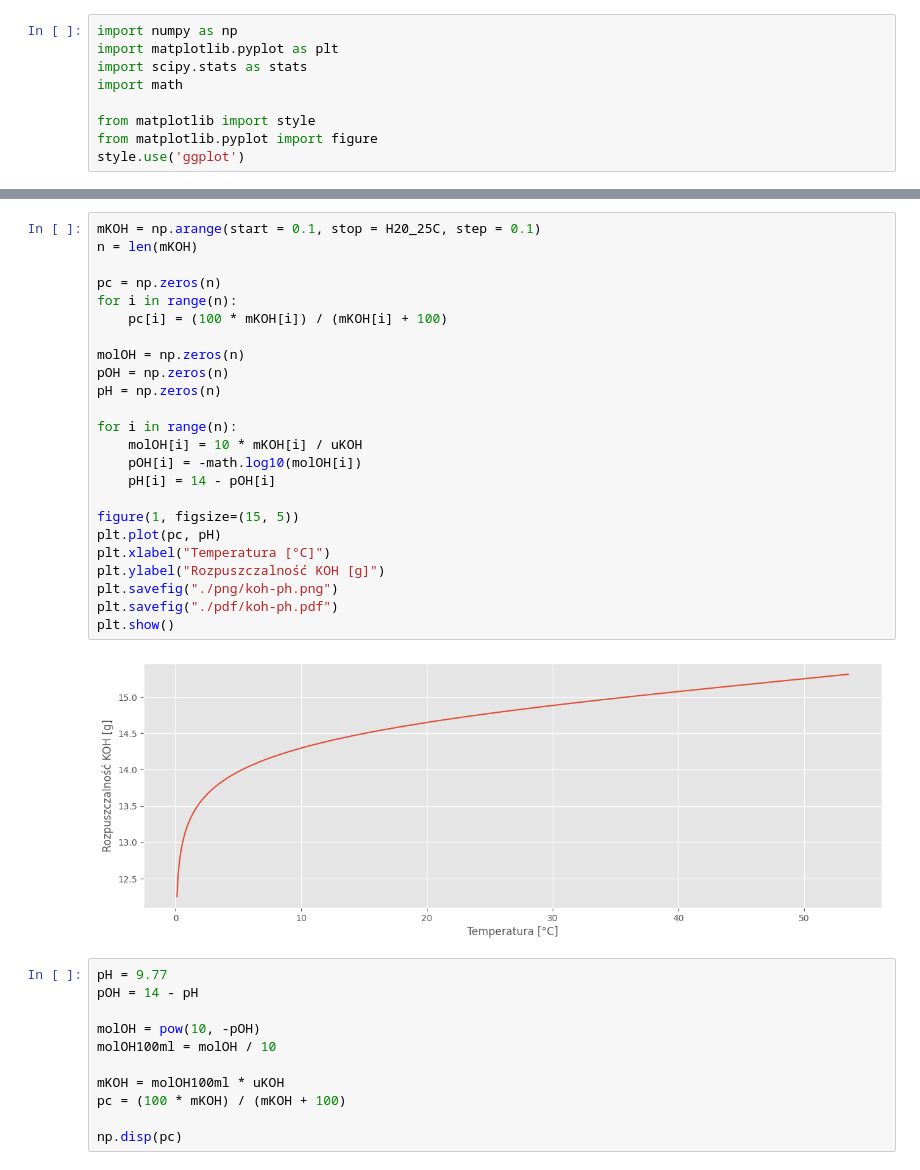
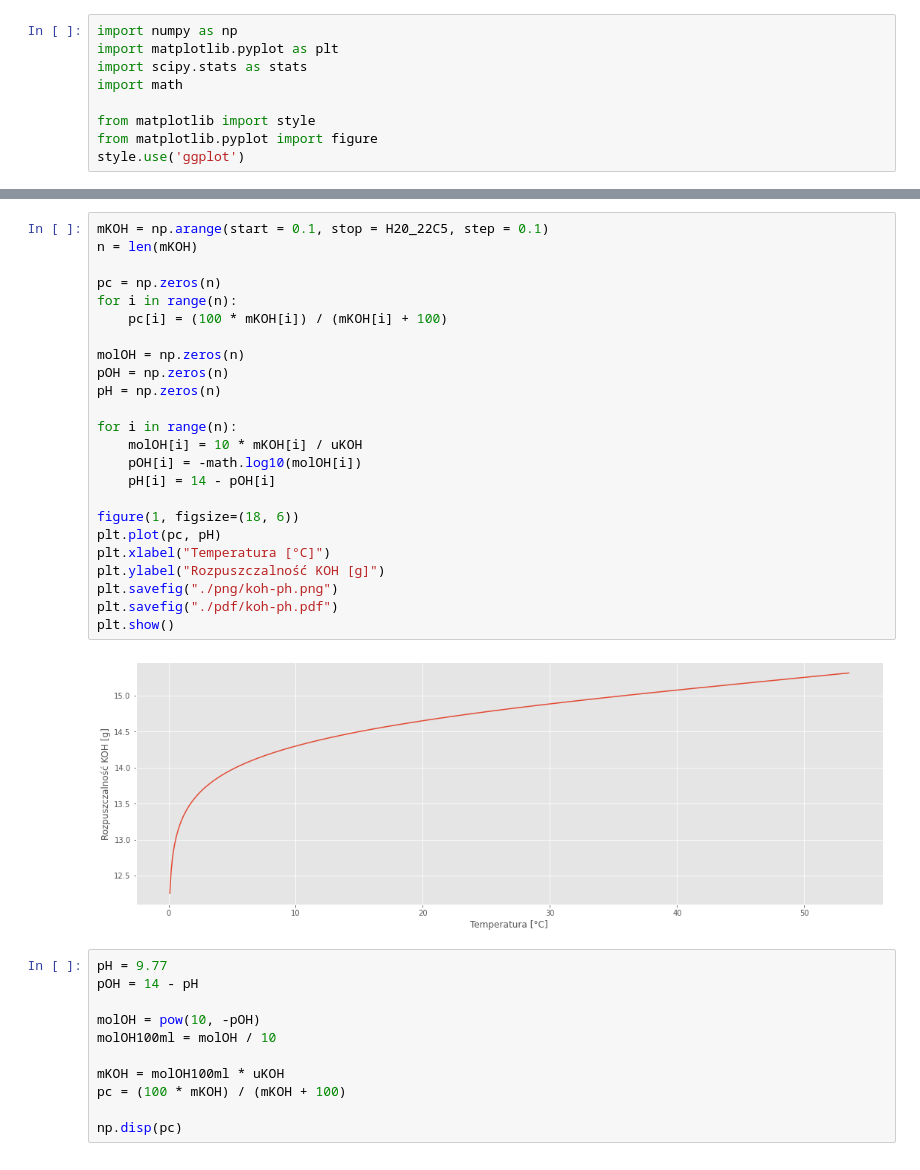
Before and after one commit to Xaeian/umg, a Jupyter notebook: jupyter/koh.ipynb, the cells around one changed output, grey strips where cells are left out. Drawn from its saved outputs; the diff is of its cells as text.

```diff
--- a/jupyter/koh.ipynb
+++ b/jupyter/koh.ipynb
@@ -51,31 +51,31 @@ np.disp(pH)
 # %% [output]
 15.31307591529405
 # %%
-mKOH = np.arange(start = 0.1, stop = H20_25C, step = 0.1)
+mKOH = np.arange(start = 0.1, stop = H20_22C5, step = 0.1)
 n = len(mKOH)
 
 pc = np.zeros(n)
 for i in range(n):
     pc[i] = (100 * mKOH[i]) / (mKOH[i] + 100)
 
 molOH = np.zeros(n)
 pOH = np.zeros(n)
 pH = np.zeros(n)
 
 for i in range(n):
     molOH[i] = 10 * mKOH[i] / uKOH
     pOH[i] = -math.log10(molOH[i])
     pH[i] = 14 - pOH[i]
 
-figure(1, figsize=(15, 5))
+figure(1, figsize=(18, 6))
 plt.plot(pc, pH)
 plt.xlabel("Temperatura [°C]")
 plt.ylabel("Rozpuszczalność KOH [g]")
 plt.savefig("./png/koh-ph.png")
 plt.savefig("./pdf/koh-ph.pdf")
 plt.show()
 # %% [output]
-[figure, old version]
+[figure, new version]
 # %%
 pH = 9.77
 pOH = 14 - pH
```
Also changed, not shown: parts of 2 cells of this notebook, 5 other files.
